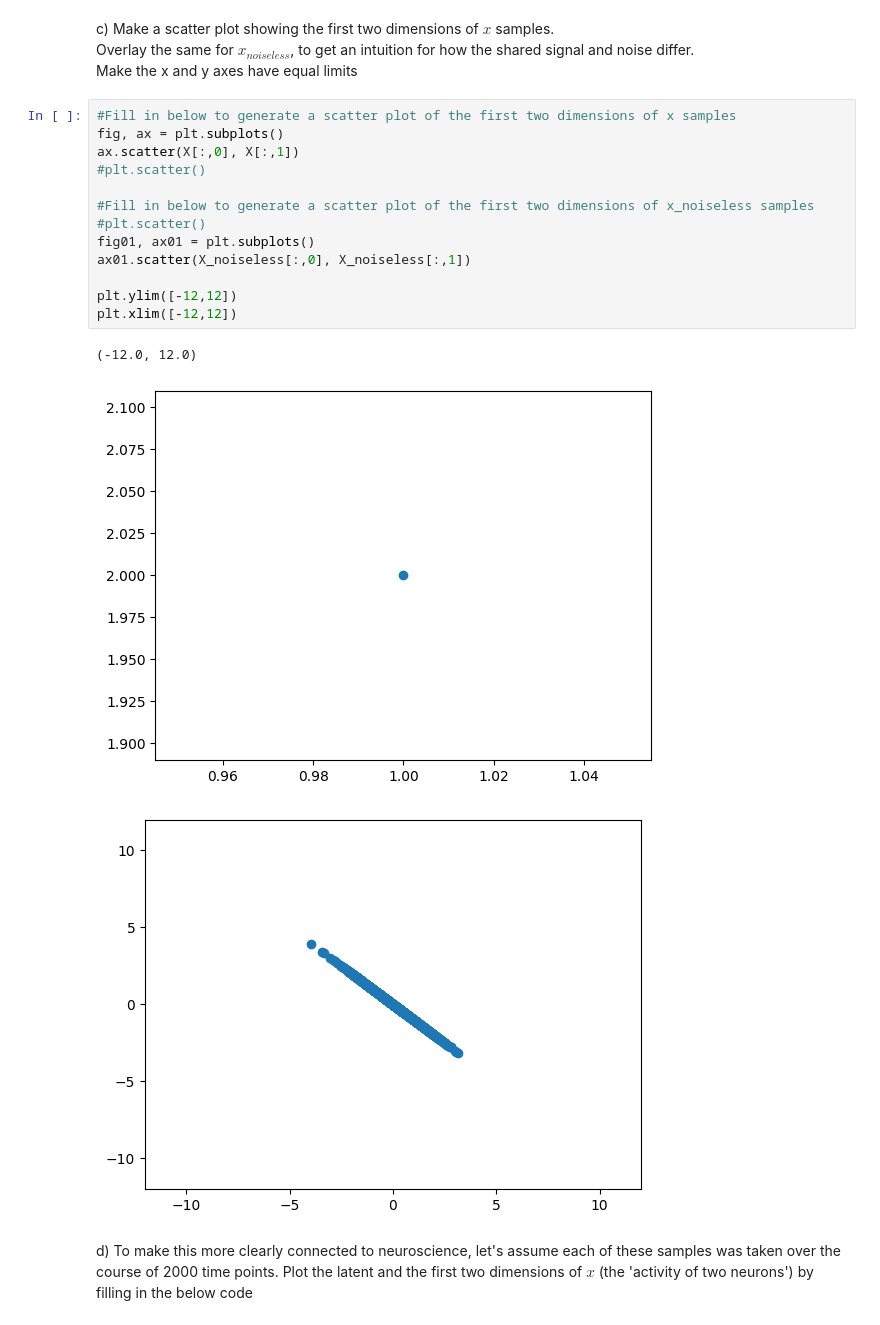
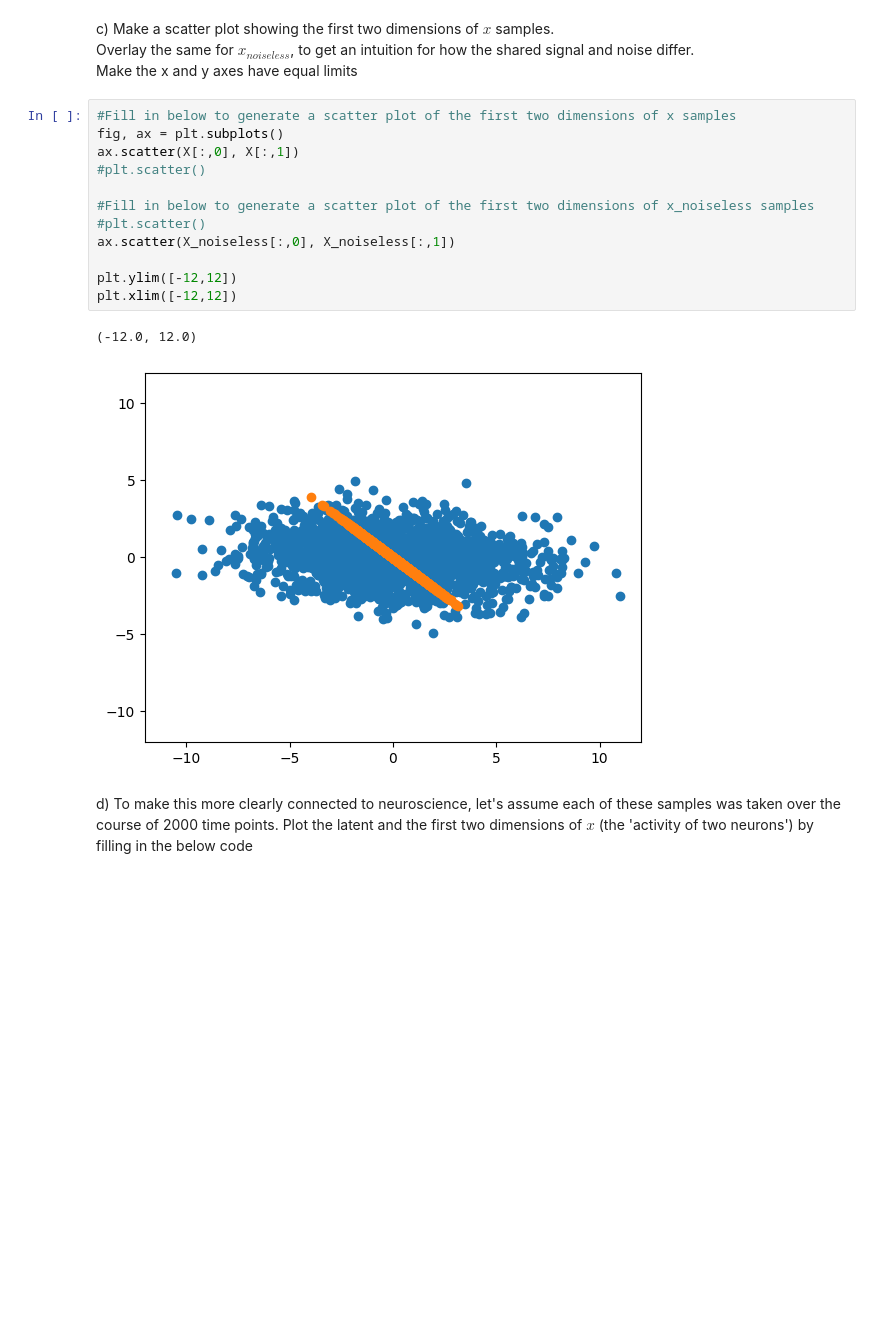
Before and after one commit to dbasrai/nuin443, a Jupyter notebook: problemSets/NUIN443_ps5_FA+GPs-diya.ipynb, the cells around one changed output. Saved outputs shown, nothing was run; the diff lists cells and outputs as text; blank space fills up the shorter version.

```diff
--- a/problemSets/NUIN443_ps5_FA+GPs-diya.ipynb
+++ b/problemSets/NUIN443_ps5_FA+GPs-diya.ipynb
@@ -51,20 +51,18 @@ c) Make a scatter plot showing the first two dimensions of $x$ samples.
 # %%
 #Fill in below to generate a scatter plot of the first two dimensions of x samples
 fig, ax = plt.subplots()
 ax.scatter(X[:,0], X[:,1])
 #plt.scatter()
 
 #Fill in below to generate a scatter plot of the first two dimensions of x_noiseless samples
 #plt.scatter()
-fig01, ax01 = plt.subplots()
-ax01.scatter(X_noiseless[:,0], X_noiseless[:,1])
+ax.scatter(X_noiseless[:,0], X_noiseless[:,1])
 
 plt.ylim([-12,12])
 plt.xlim([-12,12])
 # %% [output]
 (-12.0, 12.0)
-[figure, old version]
+[figure, new version]
-[figure, removed]
 # %% [markdown]
 d) To make this more clearly connected to neuroscience, let's assume each of these samples was taken over the course of 2000 time points. Plot the latent and the first two dimensions of $x$ (the 'activity of two neurons') by filling in the below code
 # %%
```
